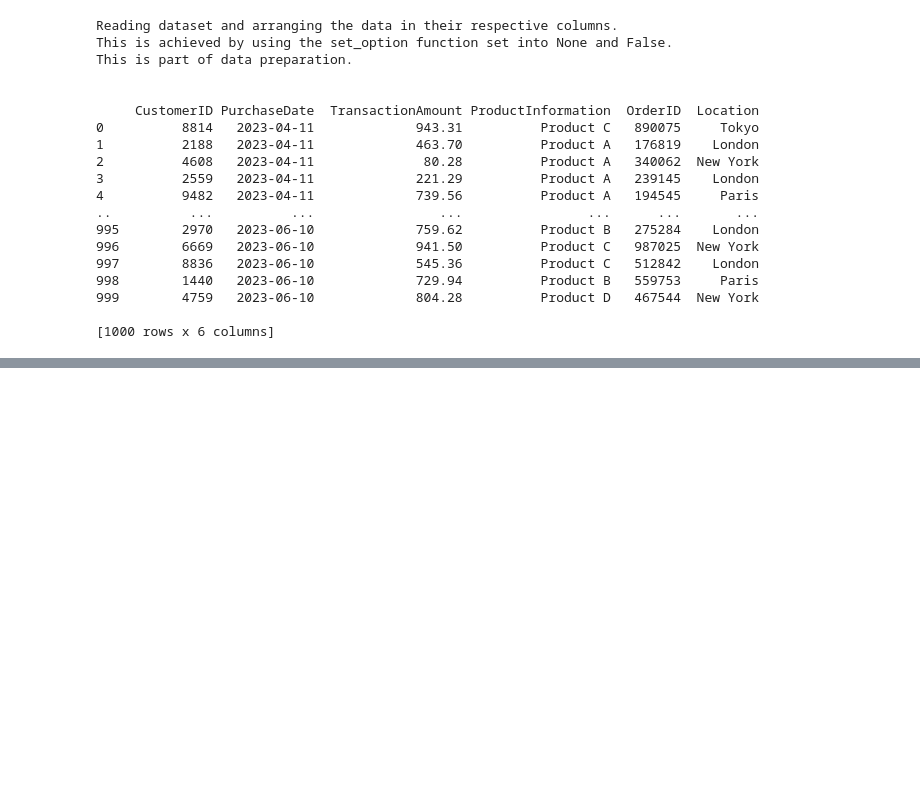
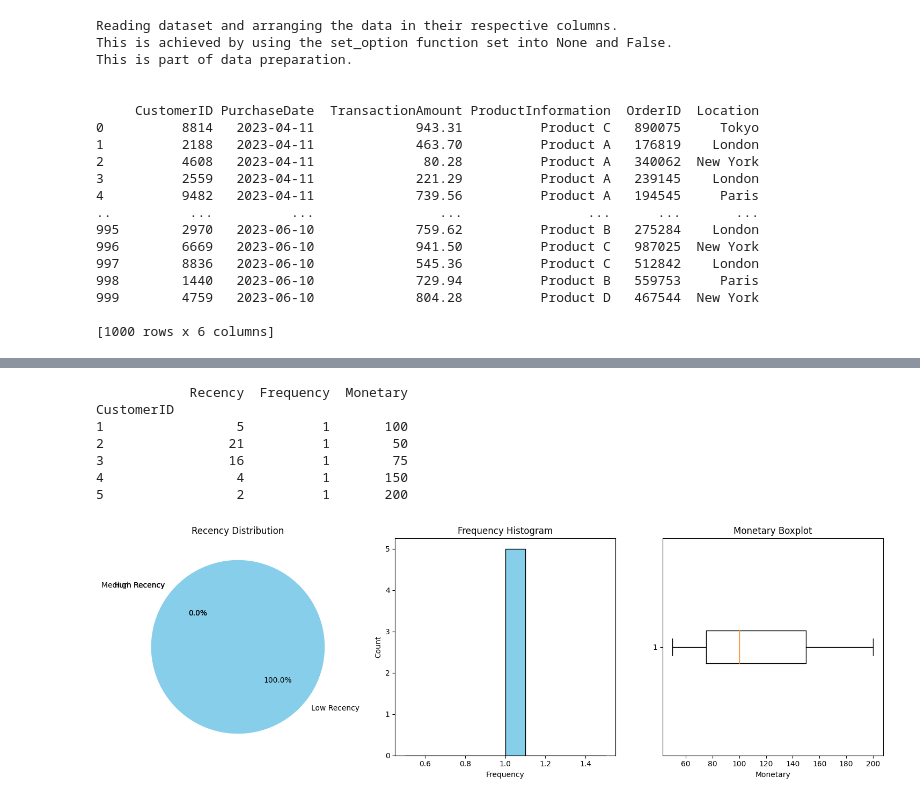
Before and after one commit to mngugi/Work_Book_Projects, a Jupyter notebook: RFMAnalysis.ipynb, the cells around one changed output, grey strips where cells are left out. Cells and saved outputs as stored; diff of their text form; code cells hidden in the pictures; blank space fills up the shorter version.

```diff
--- a/RFMAnalysis.ipynb
+++ b/RFMAnalysis.ipynb
@@ -109,0 +123,68 @@ rfm.head()
+# %%
+import datetime as dt
+import matplotlib.pyplot as plt
+import pandas as pd
+import numpy as np
+
+# Sample data (replace this with your actual data)
+data = pd.DataFrame({
+    'CustomerID': [1, 2, 3, 4, 5],
+    'PurchaseDate': ['2023-10-01', '2023-09-15', '2023-09-20', '2023-10-02', '2023-10-04'],
+    'OrderID': [101, 102, 103, 104, 105],
+    'TransactionAmount': [100, 50, 75, 150, 200]
+})
+
+# Calculate Recency, Frequency, and Monetary scores
+today = pd.to_datetime(dt.date(2023, 10, 6))
+
+# Convert purchase date to Timestamp
+data['PurchaseDate'] = pd.to_datetime(data['PurchaseDate'])
+
+# Calculate Recency based on the maximum purchase date
+rfm = data.groupby('CustomerID').agg({
+    'PurchaseDate': lambda x: (today - x.max()).days,
+    'OrderID': 'count',
+    'TransactionAmount': 'sum'
+})
+
+# Rename columns
+rfm.rename(columns={'PurchaseDate': 'Recency', 'OrderID': 'Frequency', 'TransactionAmount': 'Monetary'}, inplace=True)
+
+# Check the RFM DataFrame
+print(rfm)
+
+# Data visualization using a pie chart
+plt.figure(figsize=(15, 5))
+
+# Pie chart
+plt.subplot(131)
+labels = ['Low Recency', 'Medium Recency', 'High Recency']
+sizes = [len(rfm[rfm['Recency'] <= 30]), len(rfm[(rfm['Recency'] > 30) & (rfm['Recency'] <= 60)]), len(rfm[rfm['Recency'] > 60])]
+colors = ['skyblue', 'lightcoral', 'lightgreen']
+plt.pie(sizes, labels=labels, autopct='%1.1f%%', colors=colors, startangle=140)
+plt.title('Recency Distribution')
+
+# Histogram
+plt.subplot(132)
+plt.hist(rfm['Frequency'], bins=10, color='skyblue', edgecolor='black')
+plt.xlabel('Frequency')
+plt.ylabel('Count')
+plt.title('Frequency Histogram')
+
+# Boxplot
+plt.subplot(133)
+plt.boxplot(rfm['Monetary'], vert=False)
+plt.xlabel('Monetary')
+plt.title('Monetary Boxplot')
+
+plt.tight_layout()
+plt.show()
+# %% [output]
+            Recency  Frequency  Monetary
+CustomerID
+1                 5          1       100
+2                21          1        50
+3                16          1        75
+4                 4          1       150
+5                 2          1       200
+[figure, added]
```
Also changed, not shown: parts of 1 cell of this notebook.
